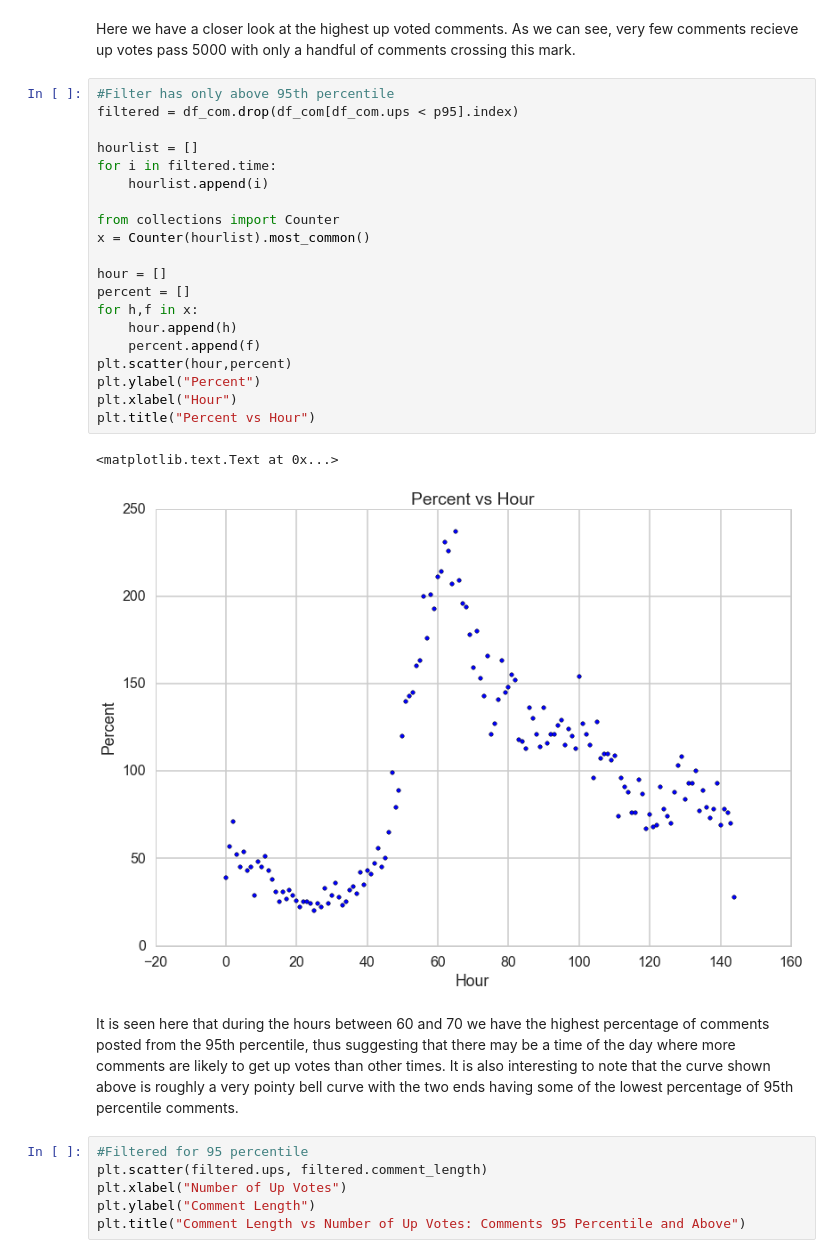
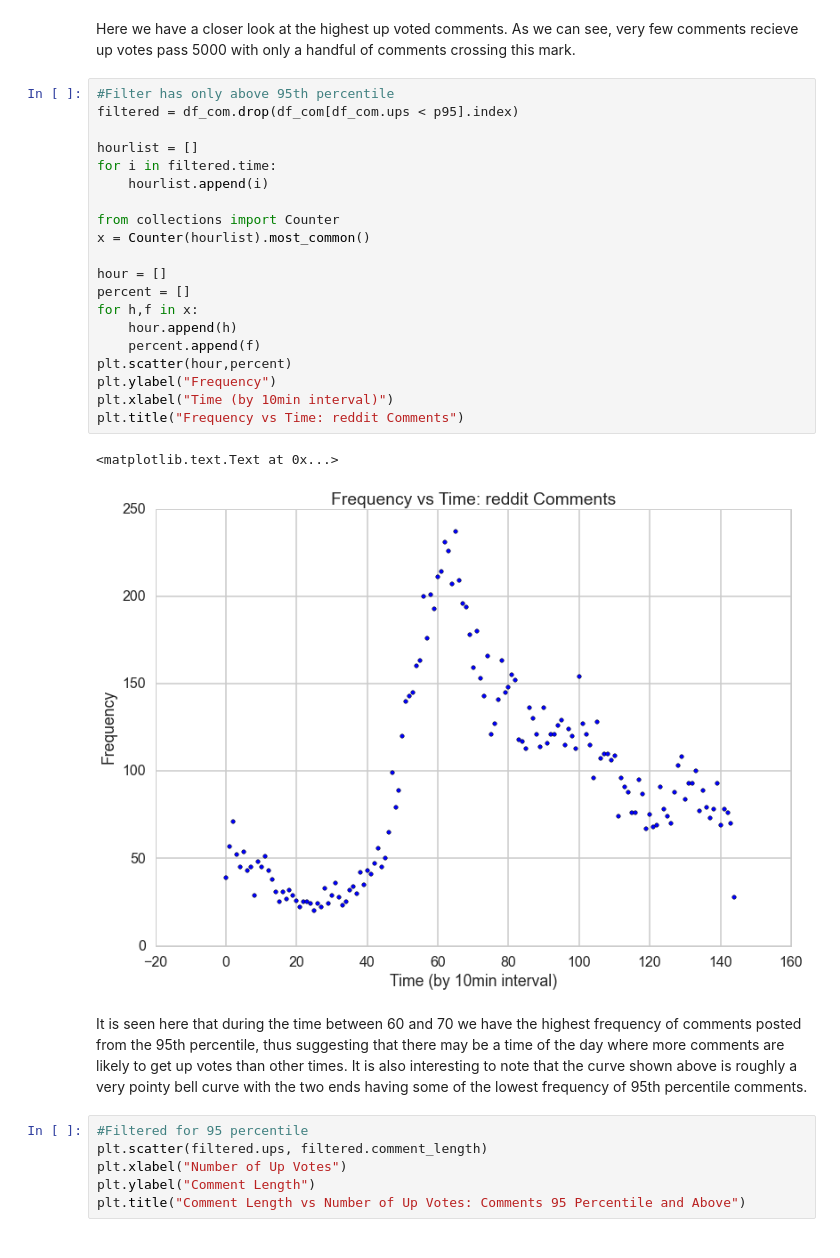
Before and after one commit to UKeeeM/CS109-Project-, a Jupyter notebook: EDA.ipynb, the cells around one changed output. Cells and saved outputs as stored; diff of their text form.

```diff
--- a/EDA.ipynb
+++ b/EDA.ipynb
@@ -131,28 +132,28 @@ Here we have a closer look at the highest up voted comments. As we can see, very
 # %%
 #Filter has only above 95th percentile
 filtered = df_com.drop(df_com[df_com.ups < p95].index)
 
 hourlist = []
 for i in filtered.time:
     hourlist.append(i)
 
 from collections import Counter
 x = Counter(hourlist).most_common()
 
 hour = []
 percent = []
 for h,f in x:
     hour.append(h)
     percent.append(f)
 plt.scatter(hour,percent)
-plt.ylabel("Percent")
-plt.xlabel("Hour")
-plt.title("Percent vs Hour")
+plt.ylabel("Frequency")
+plt.xlabel("Time (by 10min interval)")
+plt.title("Frequency vs Time: reddit Comments")
 # %% [output]
 <matplotlib.text.Text at 0x...>
-[figure, old version]
+[figure, new version]
 # %% [markdown]
-It is seen here that during the hours between 60 and 70 we have the highest percentage of comments posted from the 95th percentile, thus suggesting that there may be a time of the day where more comments are likely to get up votes than other times. It is also interesting to note that the curve shown above is roughly a very pointy bell curve with the two ends having some of the lowest percentage of 95th percentile comments.
+It is seen here that during the time between 60 and 70 we have the highest frequency of comments posted from the 95th percentile, thus suggesting that there may be a time of the day where more comments are likely to get up votes than other times. It is also interesting to note that the curve shown above is roughly a very pointy bell curve with the two ends having some of the lowest frequency of 95th percentile comments.
 # %%
 #Filtered for 95 percentile
 plt.scatter(filtered.ups, filtered.comment_length)
```
Also changed, not shown: parts of 7 cells of this notebook.
